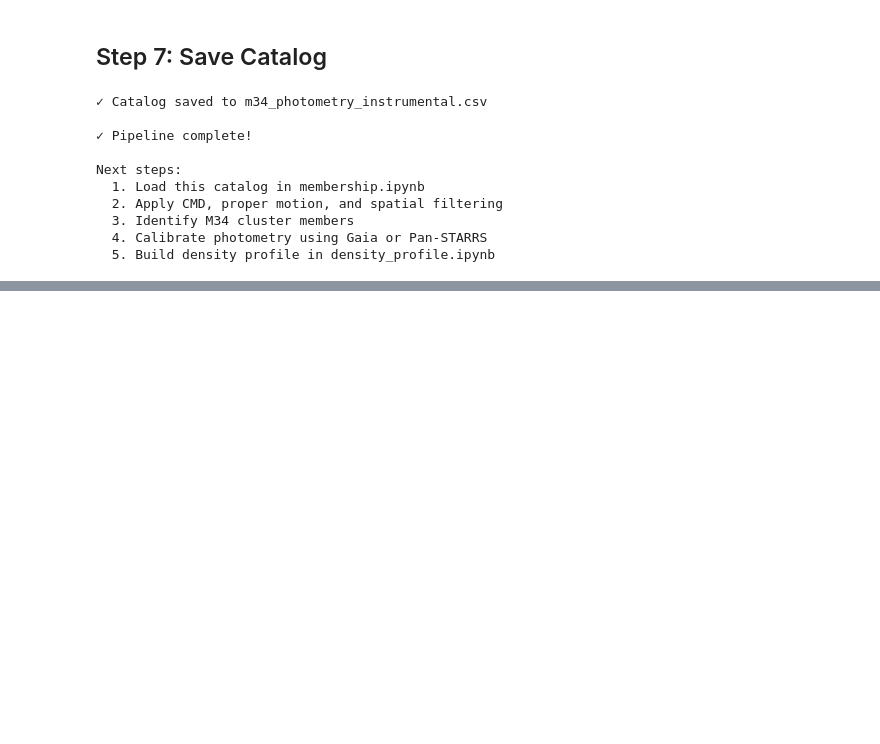
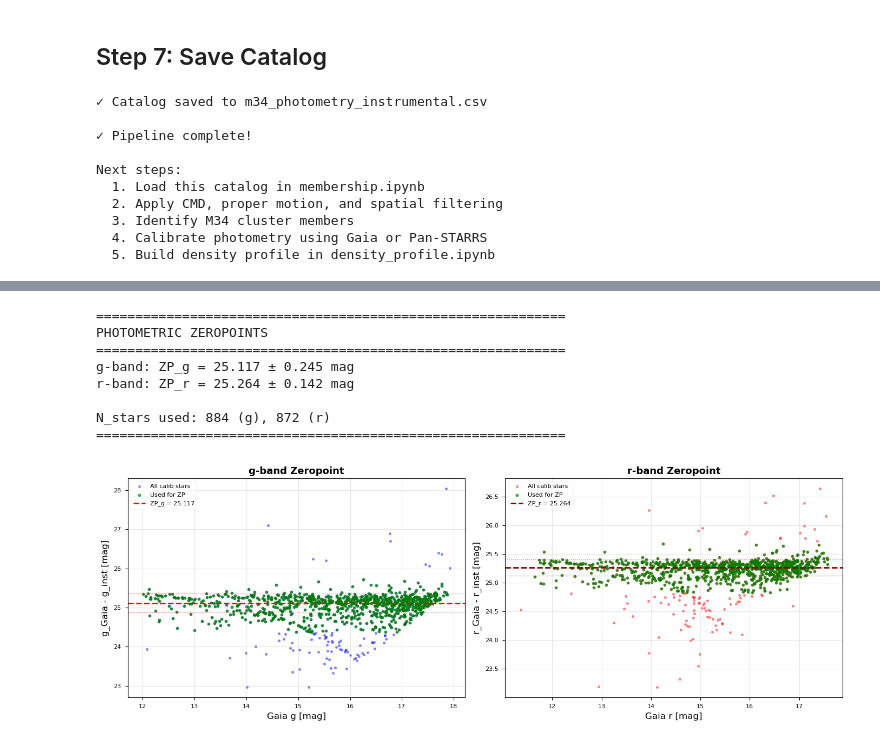
Before and after one commit to padln/phys134, a Jupyter notebook: data_reduction_simple.ipynb, the cells around one changed output, grey strips where cells are left out. Drawn from its saved outputs; the diff is of its cells as text; code cells hidden in the pictures; blank space fills up the shorter version.

```diff
--- a/data_reduction_simple.ipynb
+++ b/data_reduction_simple.ipynb
@@ -361,0 +531,69 @@ Next steps:
+# %%
+# Compute zeropoints: ZP = m_calib - m_inst
+# Use median with iterative sigma-clipping to reject outliers
+
+from astropy.stats import sigma_clip
+
+# g-band zeropoint
+zp_g_values = matched_gaia_g[good_calib] - matched_inst_g[good_calib]
+zp_g_clipped = sigma_clip(zp_g_values, sigma=3, maxiters=5)
+ZP_g = np.median(zp_g_clipped[~zp_g_clipped.mask])
+ZP_g_std = np.std(zp_g_clipped[~zp_g_clipped.mask])
+
+# r-band zeropoint
+zp_r_values = matched_gaia_r[good_calib] - matched_inst_r[good_calib]
+zp_r_clipped = sigma_clip(zp_r_values, sigma=3, maxiters=5)
+ZP_r = np.median(zp_r_clipped[~zp_r_clipped.mask])
+ZP_r_std = np.std(zp_r_clipped[~zp_r_clipped.mask])
+
+print("=" * 60)
+print("PHOTOMETRIC ZEROPOINTS")
+print("=" * 60)
+print(f"g-band: ZP_g = {ZP_g:.3f} ± {ZP_g_std:.3f} mag")
+print(f"r-band: ZP_r = {ZP_r:.3f} ± {ZP_r_std:.3f} mag")
+print(f"\nN_stars used: {np.sum(~zp_g_clipped.mask)} (g), {np.sum(~zp_r_clipped.mask)} (r)")
+print("=" * 60)
+
+# Diagnostic plot: zeropoint residuals
+fig, axes = plt.subplots(1, 2, figsize=(14, 5))
+
+# g-band
+ax = axes[0]
+ax.scatter(matched_gaia_g[good_calib], zp_g_values, s=10, alpha=0.5, c='blue', label='All calib stars')
+ax.scatter(matched_gaia_g[good_calib][~zp_g_clipped.mask],
+           zp_g_values[~zp_g_clipped.mask], s=15, alpha=0.7, c='green', label='Used for ZP')
+ax.axhline(ZP_g, color='red', linestyle='--', lw=2, label=f'ZP_g = {ZP_g:.3f}')
+ax.axhline(ZP_g + ZP_g_std, color='red', linestyle=':', lw=1, alpha=0.5)
+ax.axhline(ZP_g - ZP_g_std, color='red', linestyle=':', lw=1, alpha=0.5)
+ax.set_xlabel('Gaia g [mag]', fontsize=12)
+ax.set_ylabel('g_Gaia - g_inst [mag]', fontsize=12)
+ax.set_title('g-band Zeropoint', fontsize=13, fontweight='bold')
+ax.legend()
+ax.grid(alpha=0.3)
+
+# r-band
+ax = axes[1]
+ax.scatter(matched_gaia_r[good_calib], zp_r_values, s=10, alpha=0.5, c='red', label='All calib stars')
+ax.scatter(matched_gaia_r[good_calib][~zp_r_clipped.mask],
+           zp_r_values[~zp_r_clipped.mask], s=15, alpha=0.7, c='green', label='Used for ZP')
+ax.axhline(ZP_r, color='darkred', linestyle='--', lw=2, label=f'ZP_r = {ZP_r:.3f}')
+ax.axhline(ZP_r + ZP_r_std, color='darkred', linestyle=':', lw=1, alpha=0.5)
+ax.axhline(ZP_r - ZP_r_std, color='darkred', linestyle=':', lw=1, alpha=0.5)
+ax.set_xlabel('Gaia r [mag]', fontsize=12)
+ax.set_ylabel('r_Gaia - r_inst [mag]', fontsize=12)
+ax.set_title('r-band Zeropoint', fontsize=13, fontweight='bold')
+ax.legend()
+ax.grid(alpha=0.3)
+
+plt.tight_layout()
+plt.show()
+# %% [output]
+============================================================
+PHOTOMETRIC ZEROPOINTS
+============================================================
+g-band: ZP_g = 25.117 ± 0.245 mag
+r-band: ZP_r = 25.264 ± 0.142 mag
+
+N_stars used: 884 (g), 872 (r)
+============================================================
+[figure, added]
```
Also changed, not shown: parts of 6 cells of this notebook, 13 other files.
